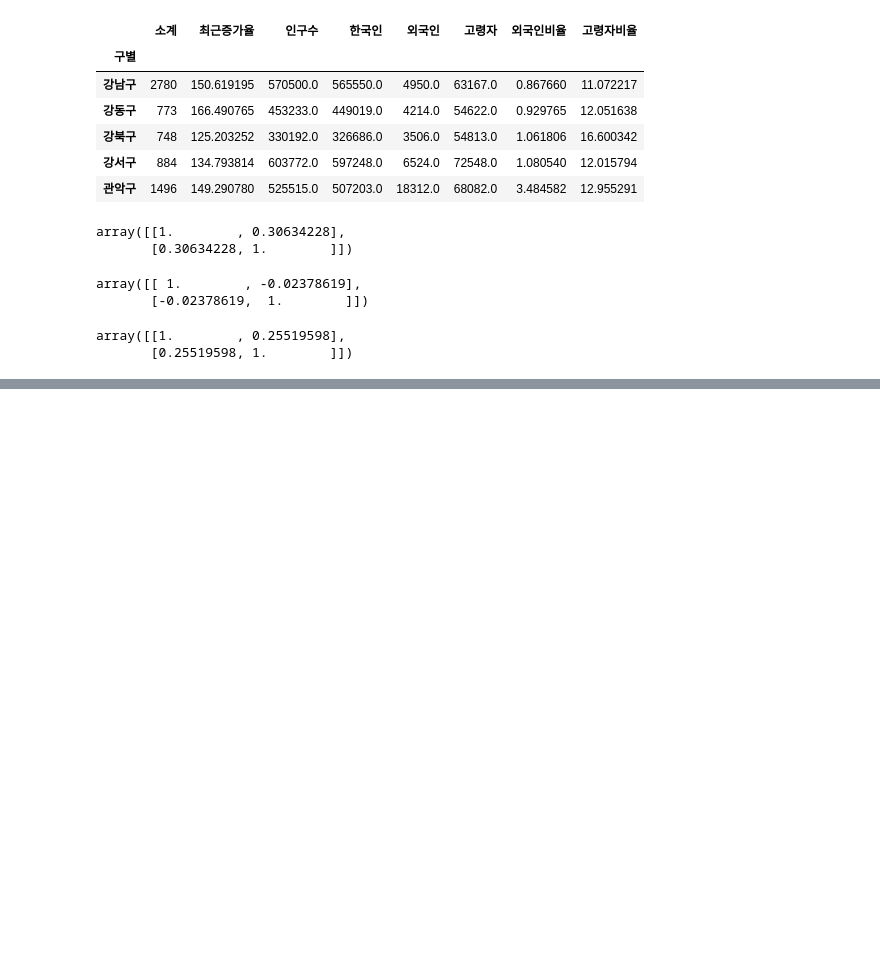
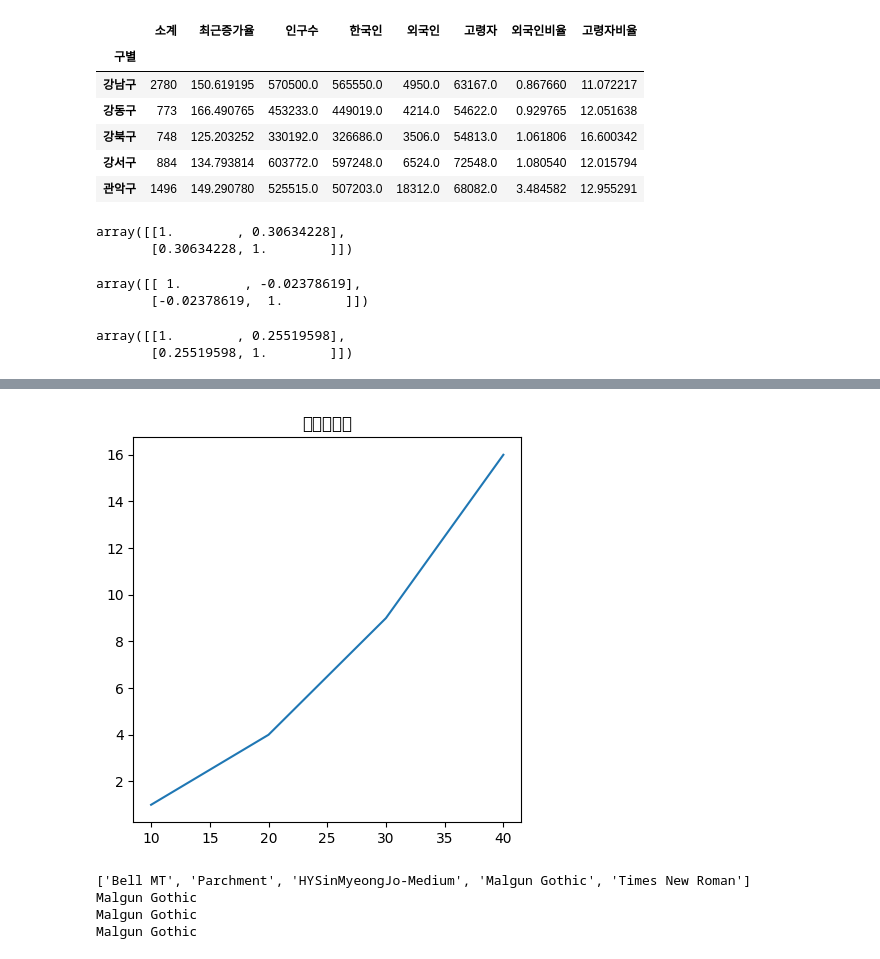
Before and after one commit to jewons91/python, a Jupyter notebook: 데이터처리/01 서울시 구별 cctv 현황 분석.ipynb, the cells around one changed output, grey strips where cells are left out. Cells and saved outputs as stored; diff of their text form; code cells hidden in the pictures; blank space fills up the shorter version.

```diff
--- a/데이터처리/01 서울시 구별 cctv 현황 분석.ipynb
+++ b/데이터처리/01 서울시 구별 cctv 현황 분석.ipynb
@@ -1398,0 +1454,33 @@ array([[1.        , 0.25519598],
+# %%
+# 타이틀 부여
+plt.figure(figsize=(5,5))
+plt.title('시각화연습')
+# data = [1,4,9,16]
+# plt.plot(data)
+# x, y 축 직접 지정
+plt.plot([10,20,30,40],[1,4,9,16])
+plt.show()
+# %% [output]
+[figure, added]
+# %%
+# 설정 가능한 한글 폰트 목록 확인
+from matplotlib import rcParams # matplotlib 환경설정 모듈
+import matplotlib.font_manager as fm
+
+fpaths = fm.findSystemFonts() # 현재 시스템의 폰트 디렉토리를 가져온다 c:\windows\Fonts\글꼴 목록
+font_names = []
+
+for i in fpaths:
+    f = fm.get_font(i) # 글꼴 가져온다
+    font_names.append(f.family_name)
+
+print(font_names[:5])
+
+for fn in font_names:
+    if 'malgun' in fn.lower():
+        print(fn)
+# %% [output]
+['Bell MT', 'Parchment', 'HYSinMyeongJo-Medium', 'Malgun Gothic', 'Times New Roman']
+Malgun Gothic
+Malgun Gothic
+Malgun Gothic
```
Also changed, not shown: parts of 33 cells of this notebook, 4 other files.
